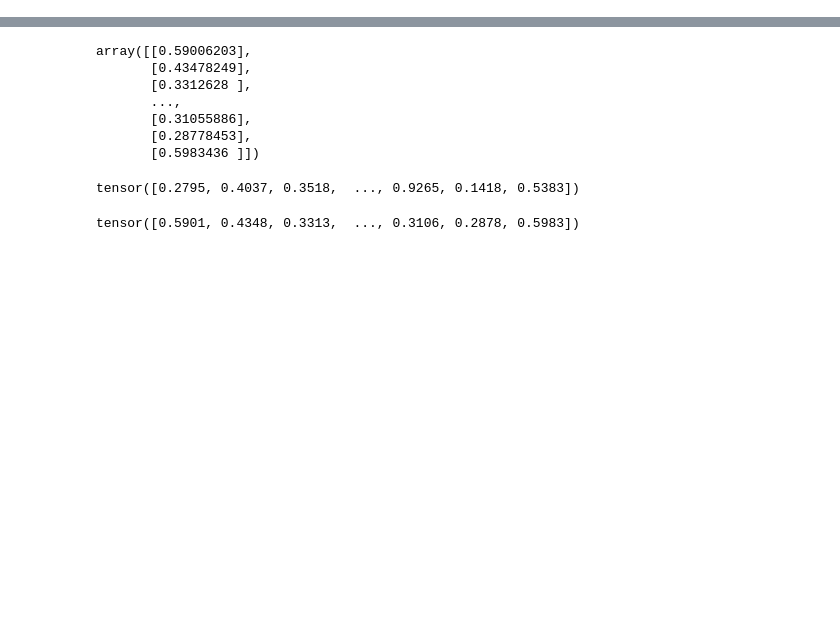
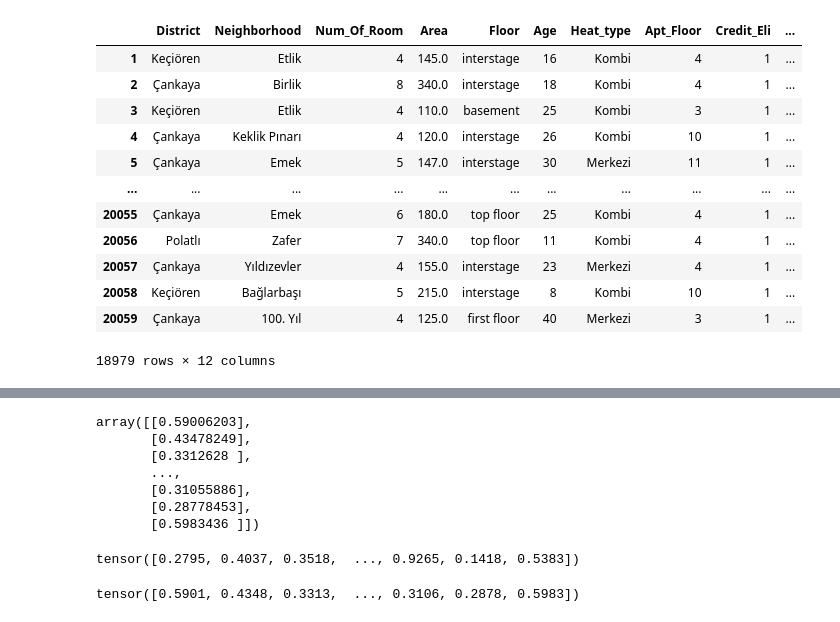
Before and after one commit to CaglarGuher/HepsiEmlak-Web-Scrapping-and-Modeling, a Jupyter notebook: Neural_Xg.ipynb, the cells around one changed output, grey strips where cells are left out. Saved outputs shown, nothing was run; the diff lists cells and outputs as text; code cells hidden in the pictures; blank space fills up the shorter version.

```diff
--- a/Neural_Xg.ipynb
+++ b/Neural_Xg.ipynb
@@ -102,0 +87,16 @@ X = df_filtered.drop(columns=["Price"])
+# %%
+X
+# %% [output]
+|  | District | Neighborhood | Num_Of_Room | Area | Floor | Age | Heat_type | Apt_Floor | Credit_Eli | ... |
+| 1 | Keçiören | Etlik | 4 | 145.0 | interstage | 16 | Kombi | 4 | 1 | ... |
+| 2 | Çankaya | Birlik | 8 | 340.0 | interstage | 18 | Kombi | 4 | 1 | ... |
+| 3 | Keçiören | Etlik | 4 | 110.0 | basement | 25 | Kombi | 3 | 1 | ... |
+| 4 | Çankaya | Keklik Pınarı | 4 | 120.0 | interstage | 26 | Kombi | 10 | 1 | ... |
+| 5 | Çankaya | Emek | 5 | 147.0 | interstage | 30 | Merkezi | 11 | 1 | ... |
+| ... | ... | ... | ... | ... | ... | ... | ... | ... | ... | ... |
+| 20055 | Çankaya | Emek | 6 | 180.0 | top floor | 25 | Kombi | 4 | 1 | ... |
+| 20056 | Polatlı | Zafer | 7 | 340.0 | top floor | 11 | Kombi | 4 | 1 | ... |
+| 20057 | Çankaya | Yıldızevler | 4 | 155.0 | interstage | 23 | Merkezi | 4 | 1 | ... |
+| 20058 | Keçiören | Bağlarbaşı | 5 | 215.0 | interstage | 8 | Kombi | 10 | 1 | ... |
+| 20059 | Çankaya | 100. Yıl | 4 | 125.0 | first floor | 40 | Merkezi | 3 | 1 | ... |
+18979 rows × 12 columns
```
Also changed, not shown: parts of 11 cells of this notebook.
